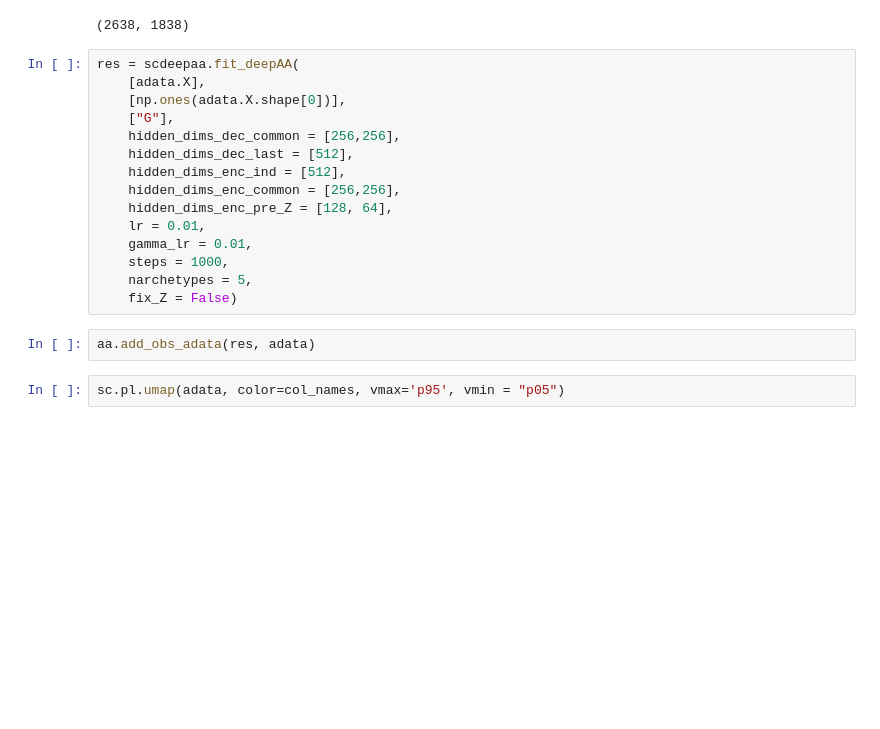
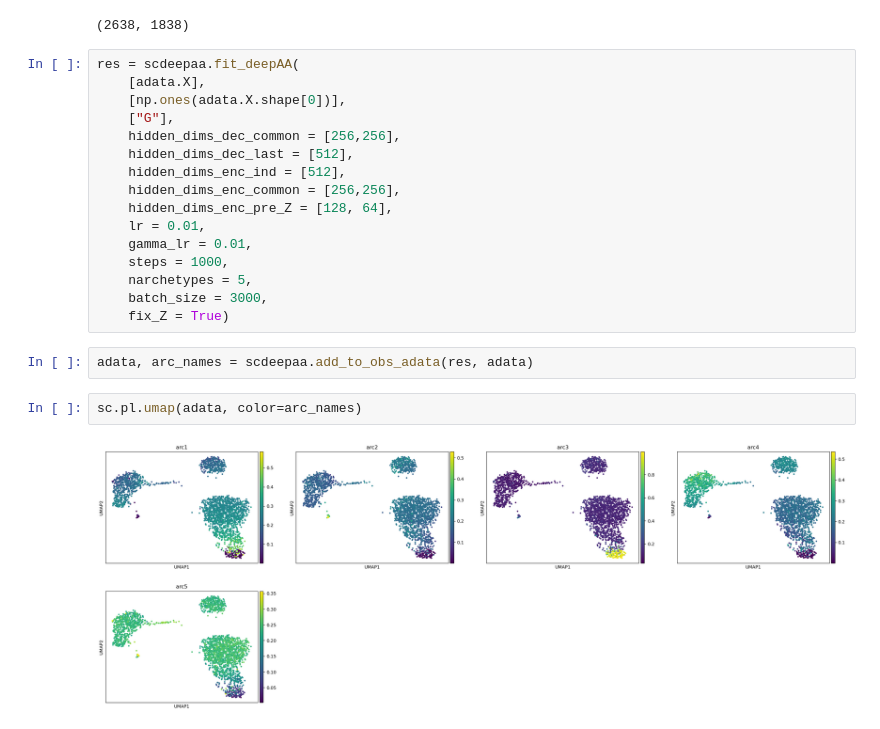
Before and after one commit to sottorivalab/midaa, a Jupyter notebook: docs/getting_started.ipynb, the cells around one changed output. Cells and saved outputs as stored; diff of their text form; blank space fills up the shorter version.

```diff
--- a/docs/getting_started.ipynb
+++ b/docs/getting_started.ipynb
@@ -50,10 +48,13 @@ res = scdeepaa.fit_deepAA(
     gamma_lr = 0.01,
     steps = 1000,
     narchetypes = 5,
-    fix_Z = False)
+    batch_size = 3000,
+    fix_Z = True)
-# %%
-aa.add_obs_adata(res, adata)
+# %%
+adata, arc_names = scdeepaa.add_to_obs_adata(res, adata)
 # %%
-sc.pl.umap(adata, color=col_names, vmax='p95', vmin = "p05")
+sc.pl.umap(adata, color=arc_names)
+# %% [output]
+[figure, added]
 # %%
 scdeepaa.plot_ELBO(res)
```
Also changed, not shown: parts of 5 cells of this notebook, 14 other files.
